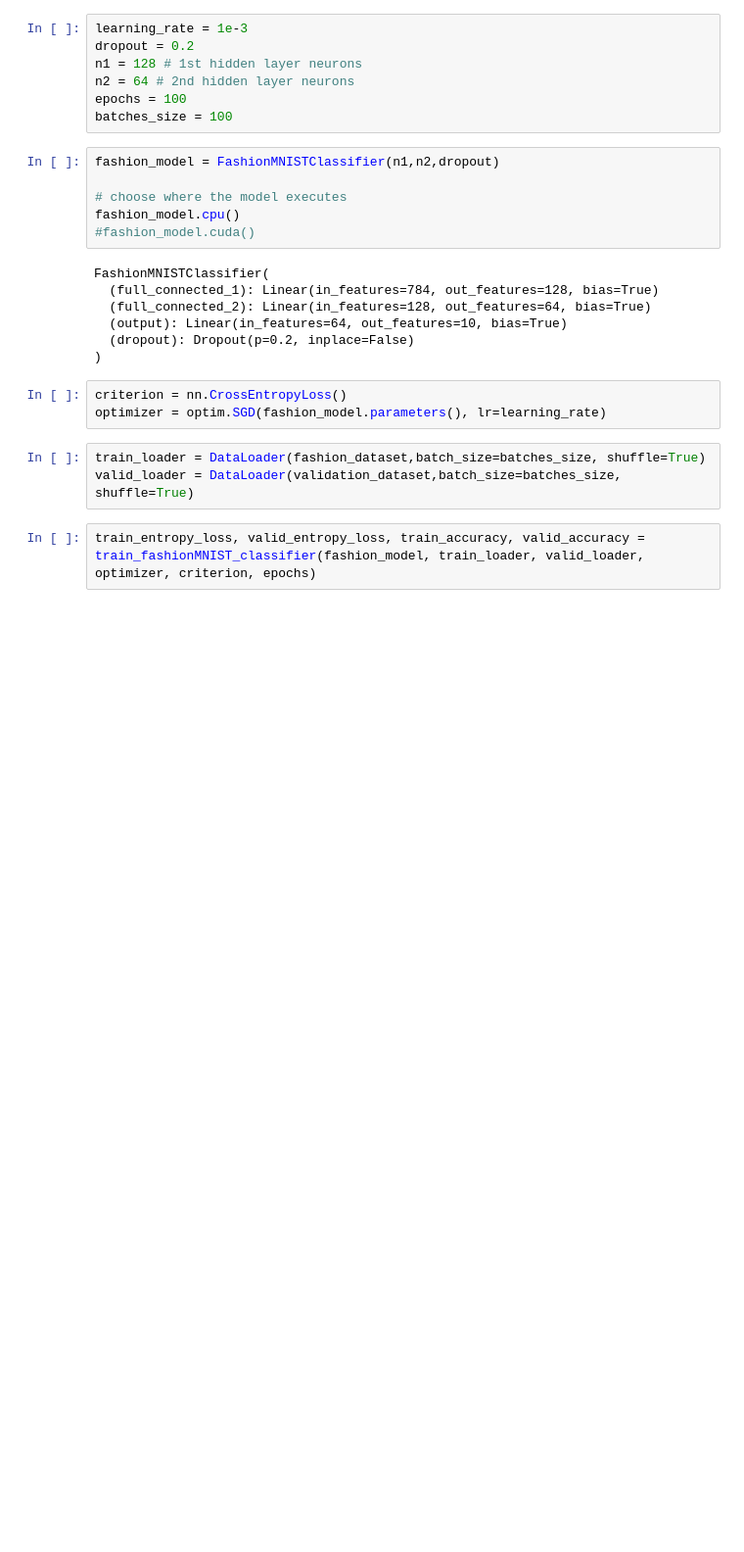
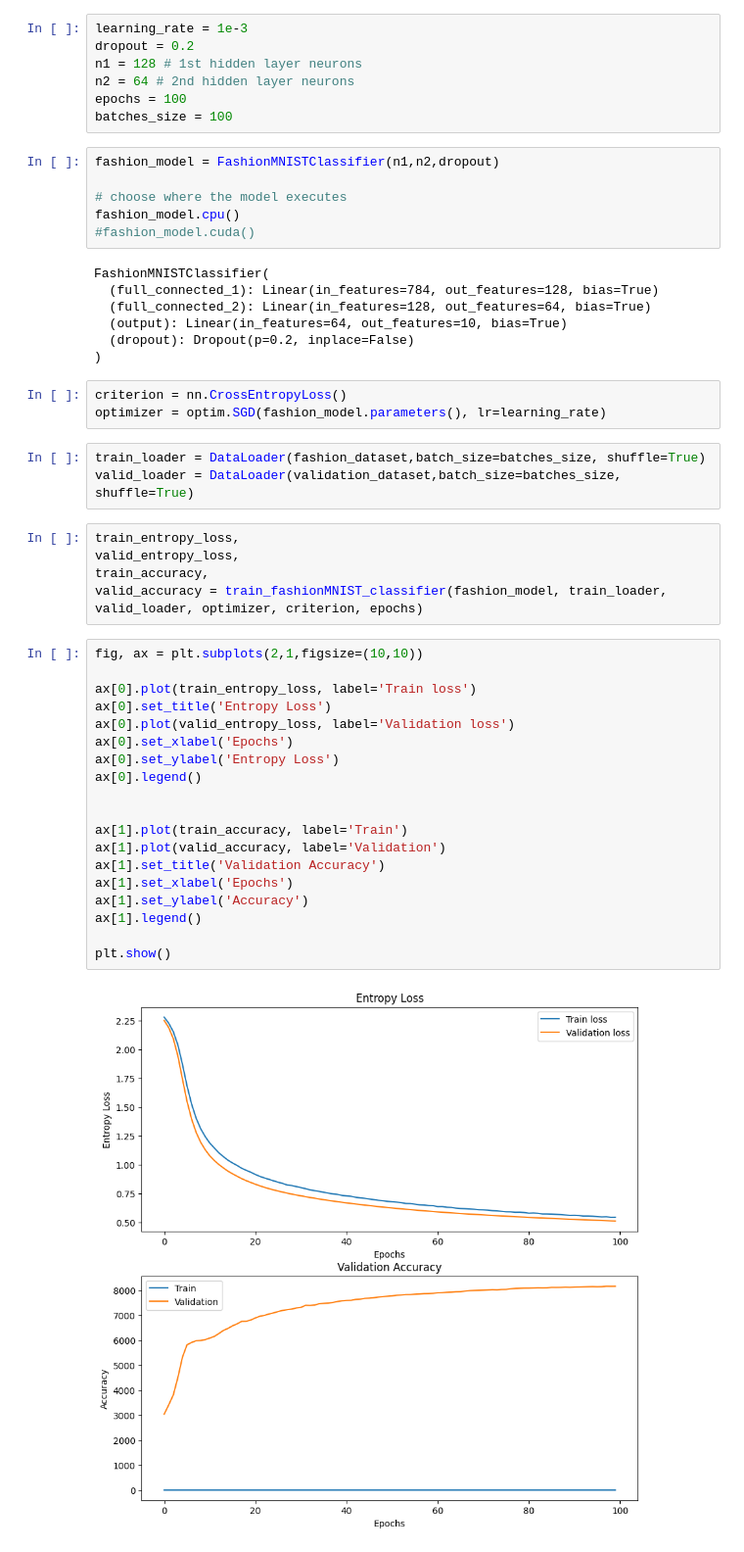
Before and after one commit to AdolfoBanchio/Redes-neuronales-2024, a Jupyter notebook: guias_ejercicios/redes_neuronales_2024_guia_12.ipynb, the cells around one changed output. Shown at 98% size. Saved outputs shown, nothing was run; the diff lists cells and outputs as text; blank space fills up the shorter version.

```diff
--- a/guias_ejercicios/redes_neuronales_2024_guia_12.ipynb
+++ b/guias_ejercicios/redes_neuronales_2024_guia_12.ipynb
@@ -357,4 +359,28 @@ optimizer = optim.SGD(fashion_model.parameters(), lr=learning_rate)
 train_loader = DataLoader(fashion_dataset,batch_size=batches_size, shuffle=True)
 valid_loader = DataLoader(validation_dataset,batch_size=batches_size, shuffle=True)
 # %%
-train_entropy_loss, valid_entropy_loss, train_accuracy, valid_accuracy = train_fashionMNIST_classifier(fashion_model, train_loader, valid_loader, optimizer, criterion, epochs)
+train_entropy_loss,
+valid_entropy_loss,
+train_accuracy,
+valid_accuracy = train_fashionMNIST_classifier(fashion_model, train_loader, valid_loader, optimizer, criterion, epochs)
+# %%
+fig, ax = plt.subplots(2,1,figsize=(10,10))
+
+ax[0].plot(train_entropy_loss, label='Train loss')
+ax[0].set_title('Entropy Loss')
+ax[0].plot(valid_entropy_loss, label='Validation loss')
+ax[0].set_xlabel('Epochs')
+ax[0].set_ylabel('Entropy Loss')
+ax[0].legend()
+
+
+ax[1].plot(train_accuracy, label='Train')
+ax[1].plot(valid_accuracy, label='Validation')
+ax[1].set_title('Validation Accuracy')
+ax[1].set_xlabel('Epochs')
+ax[1].set_ylabel('Accuracy')
+ax[1].legend()
+
+plt.show()
+# %% [output]
+[figure, added]
```
Also changed, not shown: parts of 1 cell of this notebook.
